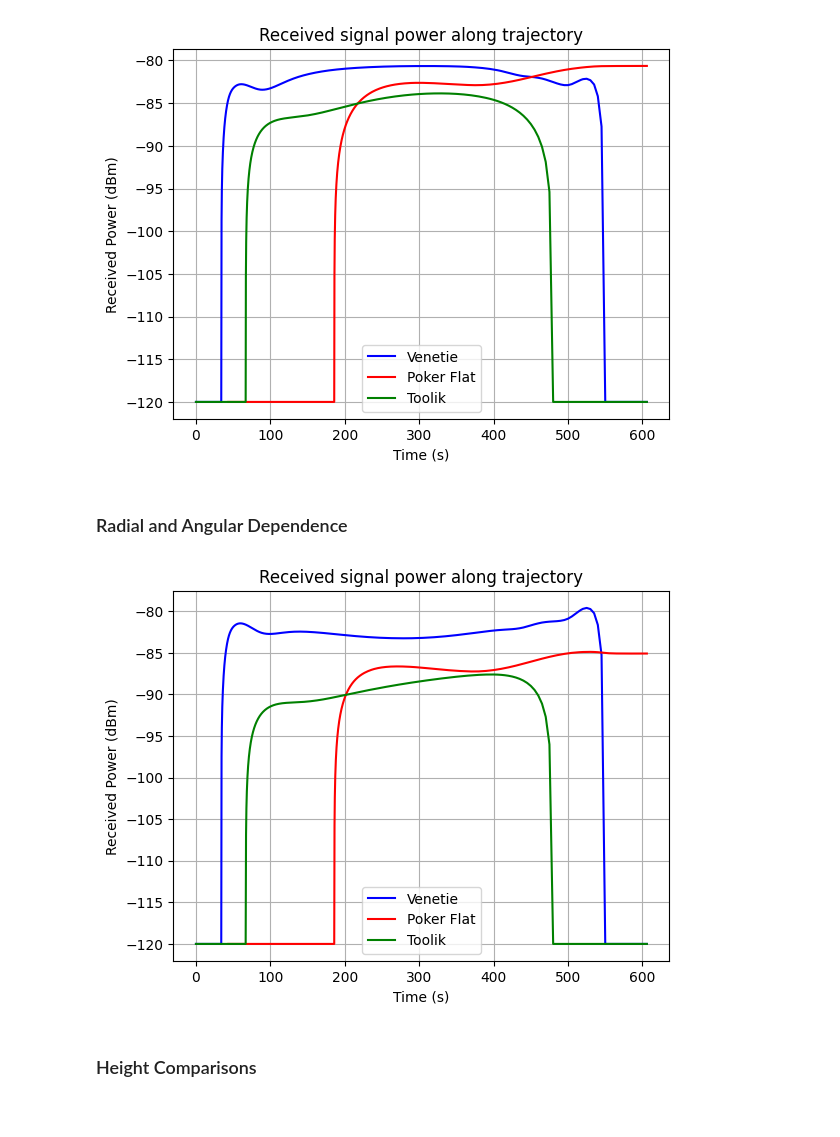
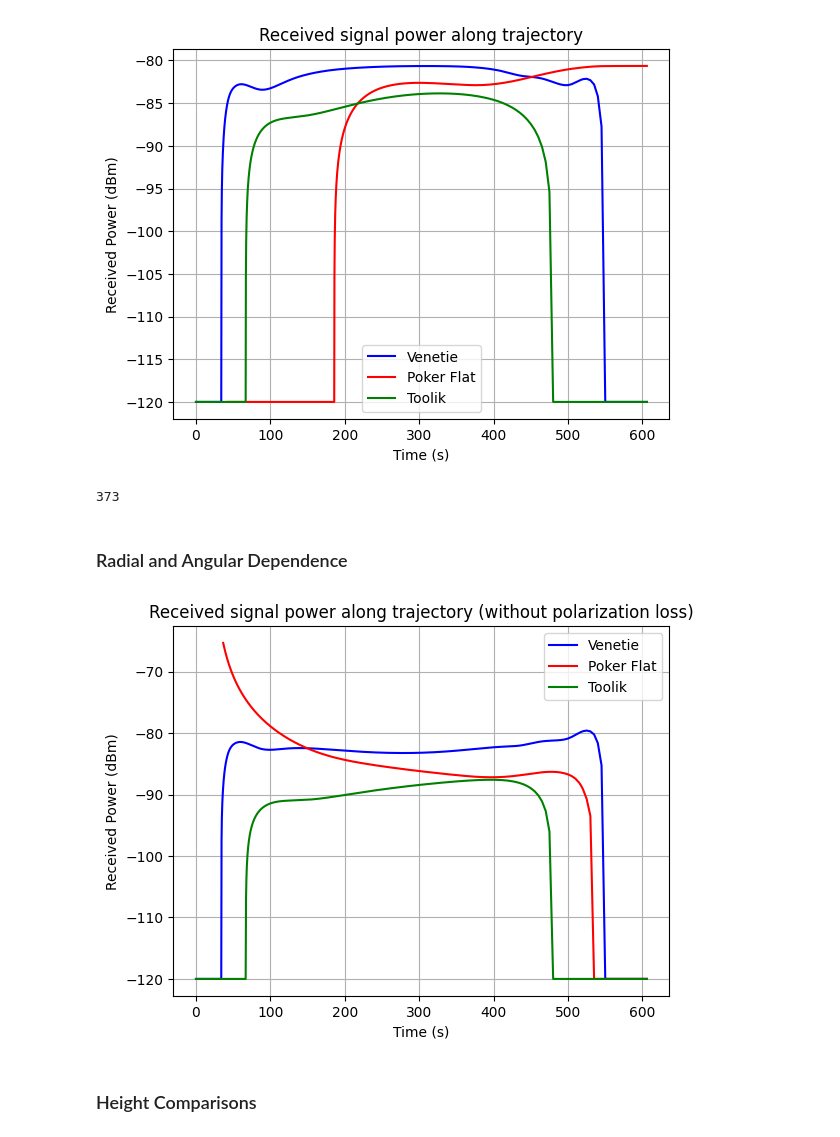
Before and after one commit to swallace23/link_margin, a Jupyter notebook: Link Margin Calculations.ipynb, the cells around one changed output. Saved outputs shown, nothing was run; the diff lists cells and outputs as text; code cells hidden in the pictures.

```diff
--- a/Link Margin Calculations.ipynb
+++ b/Link Margin Calculations.ipynb
@@ -412,7 +119,7 @@ for i, time in enumerate(traj_arraysrt["Time"]):
 	    R_EARTH + altitude, np.pi/2 - np.radians(latitude), np.radians(longitude)
 	)
 	radiipf.append(rpf)
-	thetaspf.append(np.degrees(np.arcsin(altitude/rpf)))
+	thetaspf.append(np.degrees(np.arccos(altitude/rpf)))
 	ppf = np.degrees(ppf)
 	if ppf < 0:
 		ppf += 180
@@ -844,27 +153,0 @@ plt.legend(["Venetie", "Poker Flat"])
-# %%
-freq = 162.990625e6  # transmit frequency (Hz)
-Gtx = 2.1  # dBi for transmitter gain
-Bn = 20e3  # Bandwidth
-NFrx_dB = 0.5  # Noise figure in dB with a pre-amp
-NFrx = 10.0 ** (NFrx_dB / 10)  # Convert to dimensionless quantity
-c_speed = 3.0e8  # Speed of light in m/s
-kB = 1.38e-23  # Boltzmann constant
-Rrocket = 240000
-angles = np.arange(0, 180.1, 0.1)
-
-receivedpower = []
-for angle in angles:
-	txPwr = 1.5
-	Grx = 6.09 + 10 * np.log10(cubic_spline(angle))
-	Lpath = (4.0 * np.pi * Rrocket * freq / c_speed) ** 2
-	Pwr_rx = (txPwr * (10.0 ** (Gtx / 10.0)) * (10.0 ** (Grx / 10.0))) / Lpath
-
-    # Convert to dBW (log scale)
-	Pwr_rx_dBW = 10 * np.log10(Pwr_rx)
-
-    # Append the calculated power to the list, converting to dbm
-	receivedpower.append(Pwr_rx_dBW+30)
-plt.plot(angles, receivedpower)
-plt.title("Model of received signal power as a function of angle")
-plt.xlabel("Angle (degrees)")
-plt.ylabel("Received Power (dBm)")
@@ -900,6 +178,8 @@ def rbf_nec_data(signal_data):
 	totals = signal_data['TOTAL'].to_numpy()
 	interp = rbf(list(zip(theta_vals, phi_vals)), totals)
 	return lambda thet, ph: interp(np.array([[thet, ph]])).item()
+#interpolate trajectory data
+
 
 
 nec_data = data_from_excel('10152024_nec_data.xlsx')
@@ -921,12 +201,17 @@ vt_ht2 = []
 pf_ht2 = []
 tl_ht2 = []
 
+#fix thetaspf
+fixed_thetaspf=thetaspf.copy()
+for i in range(np.argmin(fixed_thetaspf)):
+	fixed_thetaspf[i]=np.nan
+
 for phi, theta in zip(phisvt, thetasvt):
 	vtr = rbf_f(theta, phi)
 	vt_rbf.append(vtr)
 	vt_ht15.append(ht15_f(theta, phi))
 	vt_ht2.append(ht2_f(theta, phi))
-for phi, theta in zip(phispf, thetaspf):
+for phi, theta in zip(phispf, fixed_thetaspf):
 	pfr = rbf_f(theta, phi)
 	pf_rbf.append(pfr)
 	pf_ht15.append(ht15_f(theta, phi))
@@ -1146,6 +573,10 @@ plt.grid(True)  # Adding grid for better visualization
 plt.show()
 # %% [output]
 [figure]
+# %%
+print(np.argmin(thetaspf))
+# %% [output]
+373
 # %% [markdown]
 ### Radial and Angular Dependence
 # %%
@@ -1209,35 +640,35 @@ for radius, gain in zip(radiitl, tl_rbf):
     # Received power calculation in Watts
     Pwr_rx = (txPwr * Gtx * gain) / Lpath
     if(Pwr_rx <= 0):
         Pwr_rx=1e-15
     Pwr_rx_dBW = 10 * np.log10(Pwr_rx)
 
     # Append the calculated power to the list, converting to dbm
     receivedpowertl.append(Pwr_rx_dBW+30)
 
 #TEMP - remove signal jump at beginning of Poker Flat
 for i in range(np.argmin(receivedpowerpf)):
     receivedpowerpf[i] = np.nan
 
 #plot received power along trajectory
 plt.plot(times, receivedpowervt, color='blue')
 plt.plot(times, receivedpowerpf, color='red')
 plt.plot(times, receivedpowertl, color='green')
 
 # Labels for the plot
 #plt.ylim(-130, -50)
 #plt.axhline(y=-107, color='gray', linestyle='--')
 #plt.axhline(y=-67, color='gray', linestyle='--')
-plt.title("Received signal power along trajectory")
+plt.title("Received signal power along trajectory (without polarization loss)")
 plt.xlabel("Time (s)")
 plt.ylabel("Received Power (dBm)")
 plt.legend(["Venetie", "Poker Flat", "Toolik"])
 plt.grid(True)  # Adding grid for better visualization
 
 # Display the plot
 plt.show()
 # %% [output]
-[figure, old version]
+[figure, new version]
 # %% [markdown]
 ### Height Comparisons
 # %%
```
Also changed, not shown: parts of 71 cells of this notebook.
